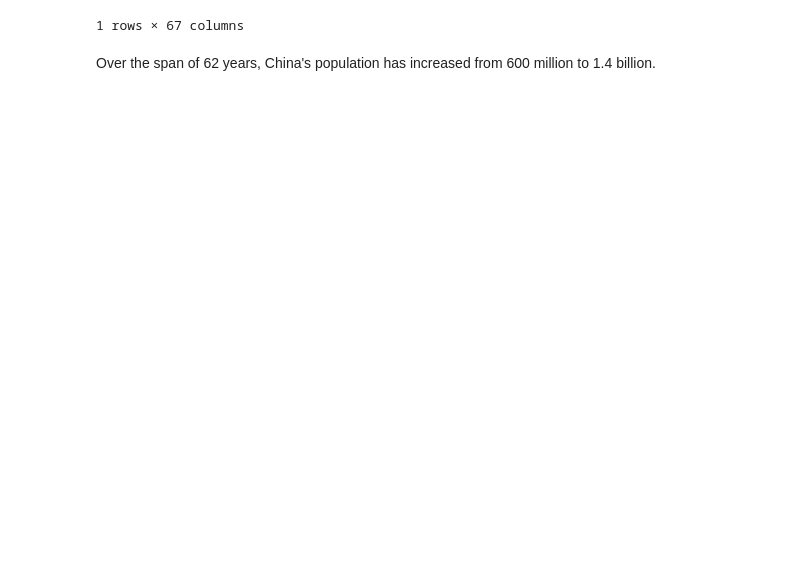
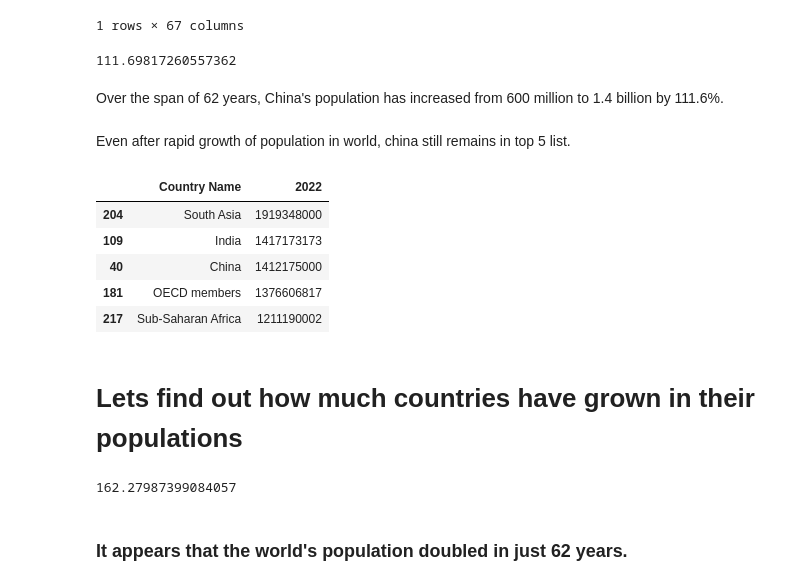
Before and after one commit to bilaalmunir/PRODIGY-DS-01, a Jupyter notebook: prodigy-ds-01.ipynb, the cells around one changed output. Saved outputs shown, nothing was run; the diff lists cells and outputs as text; code cells hidden in the pictures; blank space fills up the shorter version.

Commit message:
world Population increased drastically.

```diff
--- a/prodigy-ds-01.ipynb
+++ b/prodigy-ds-01.ipynb
@@ -138,6 +140,43 @@ china.head()
 |  | Country Name | Country Code | Indicator Name | Indicator Code | 1960 | 1961 | 1962 | 1963 | ... |
 | 0 | China | CHN | Population, total | SP.POP.TOTL | 667070000 | 660330000 | 665770000 | 682335000 | ... |
 1 rows × 67 columns
+# %%
+intial_population_china = china.loc[0,'1960']
+final_population_china = china.loc[0,'2022']
+absolute_difference = final_population_china - intial_population_china
+percentage_increase = (absolute_difference/intial_population_china)*100
+percentage_increase
+# %% [output]
+111.69817260557362
 # %% [markdown]
 
-Over the span of 62 years, China's population has increased from 600 million to 1.4 billion.
+Over the span of 62 years, China's population has increased from 600 million to 1.4 billion by 111.6%.
+# %% [markdown]
+Even after rapid growth of population in world, china still remains in top 5 list.
+# %%
+filtered_df = filtered_df[~filtered_df['Country Name'].str.contains('income|only|dividend|total|situation|&' , case=False)]
+largest_population = filtered_df.nlargest(5,'2022')[['Country Name','2022']]
+largest_population.head()
+# %% [output]
+|  | Country Name | 2022 |
+| 204 | South Asia | 1919348000 |
+| 109 | India | 1417173173 |
+| 40 | China | 1412175000 |
+| 181 | OECD members | 1376606817 |
+| 217 | Sub-Saharan Africa | 1211190002 |
+# %% [markdown]
+<h1>Lets find out how much countries have grown in their populations</h1>
+# %%
+# years = range(1960,2023)
+# all_countries=filtered_df.loc[:, '1960':'2022'].T
+# all_countries
+world_population_all_years.dropna(axis=1, how='all')
+world_population_1960 = world_population_all_years.loc[259,'1960']
+world_population_2022 = world_population_all_years.loc[259,'2022']
+world_population_all_years_difference = world_population_2022 - world_population_1960
+world_population_all_years_difference_percentage = world_population_all_years_difference/world_population_1960*100
+world_population_all_years_difference_percentage
+# %% [output]
+162.27987399084057
+# %% [markdown]
+<h3>It appears that the world's population doubled in just 62 years.</h3>
```
